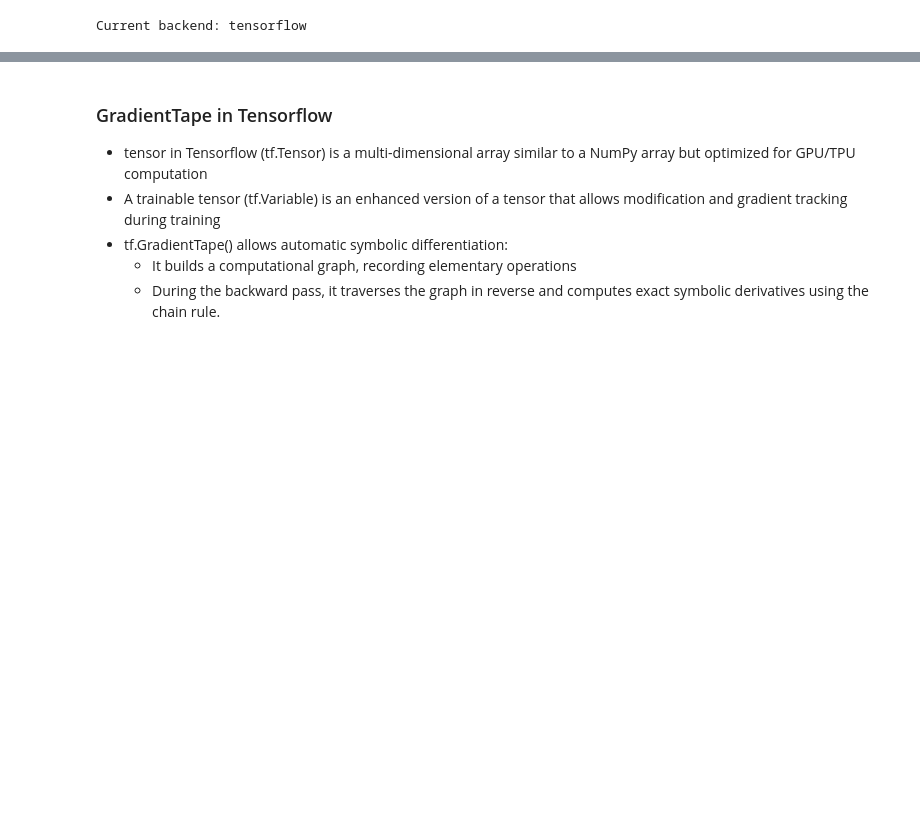
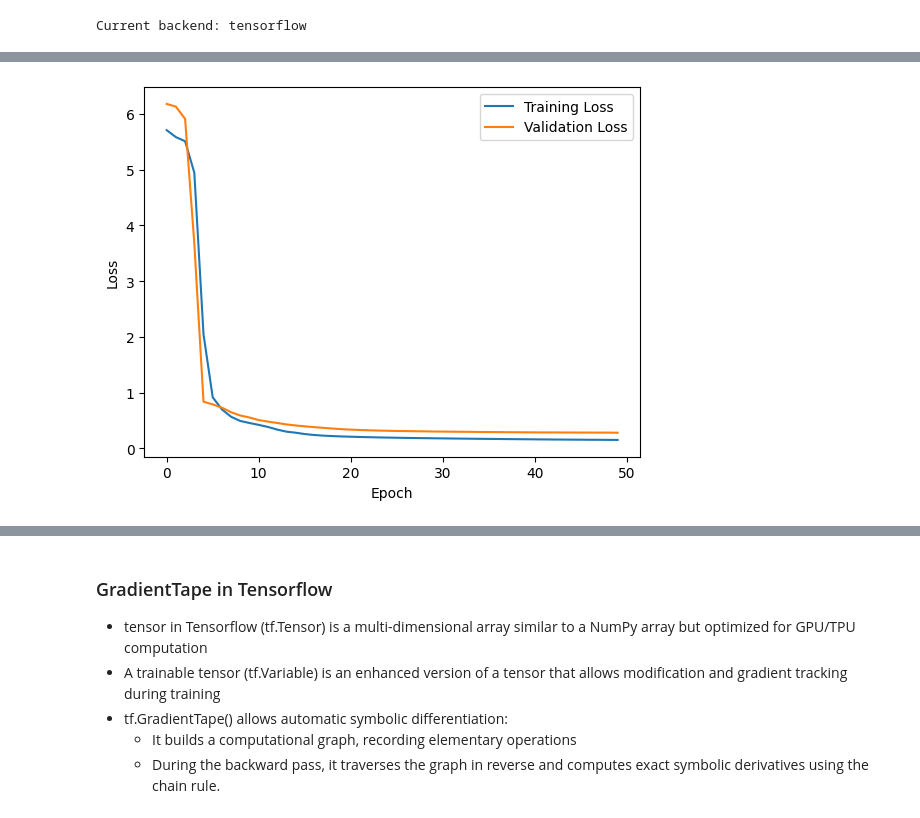
Before and after one commit to reitezuz/18NES1-2026, a Jupyter notebook: week05/NN_libraries.ipynb, the cells around one changed output, grey strips where cells are left out. Drawn from its saved outputs; the diff is of its cells as text; code cells hidden in the pictures; blank space fills up the shorter version.

```diff
--- a/week05/NN_libraries.ipynb
+++ b/week05/NN_libraries.ipynb
@@ -257,6 +261,7 @@ scaler = StandardScaler()
 X_train = scaler.fit_transform(X_train).astype(np.float32)
 X_test = scaler.transform(X_test).astype(np.float32)
 X_val = scaler.transform(X_val).astype(np.float32)
+
 
 ##########################################################################
 # 3. Define the MLP model using pure Tensorflow
@@ -295,17 +300,40 @@ def train_step(model, x, y):
     with tf.GradientTape() as tape:
         predictions = model(x)                    # forward pass
         loss = loss_fn(y[:, None], predictions)   # compute the loss
-    # Compute gradients of the loss with respect to model parameters ... backward pass
+    # backward pass: Compute gradients of the loss with respect to model parameters
     gradients = tape.gradient(loss, [model.w1, model.b1, model.w2, model.b2, model.w3, model.b3])
-    # Apply the computed gradients to update model parameters using the optimizer
+    # update weights
     optimizer.apply_gradients(zip(gradients, [model.w1, model.b1, model.w2, model.b2, model.w3, model.b3]))
     return loss
 
+train_losses = []
+val_losses = []
+
 # Train the model for the specified number of epochs
 for epoch in range(epochs):
+    epoch_loss = 0
+
     for x_batch, y_batch in train_dataset:
         train_loss = train_step(model, x_batch, y_batch)
-    print(f"Epoch {epoch+1}, Train Loss: {train_loss.numpy():.10f}")
+        epoch_loss += train_loss.numpy() * x_batch.shape[0]
+    epoch_loss /= X_train.shape[0]
+
+    # validation loss:
+    val_preds = model(X_val)
+    val_loss = loss_fn(y_val, val_preds).numpy()
+    print(f"Epoch {epoch+1}/{epochs} | Train loss: {epoch_loss:.4f} | Val loss: {val_loss:.4f}")
+    train_losses.append(epoch_loss)
+    val_losses.append(val_loss)
+
+# Plot history:
+import matplotlib.pyplot as plt
+
+plt.plot(train_losses, label="Training Loss")
+plt.plot(val_losses, label="Validation Loss")
+plt.xlabel("Epoch")
+plt.ylabel("Loss")
+plt.legend()
+plt.show()
 
 ##########################################################################
 # 5. Evaluate the model and make predictions
@@ -347,0 +376 @@ Sample Predictions: [1 0 0 1 1 0 0 1 0 1]
+[figure, added]
```
Also changed, not shown: parts of 17 cells of this notebook.
